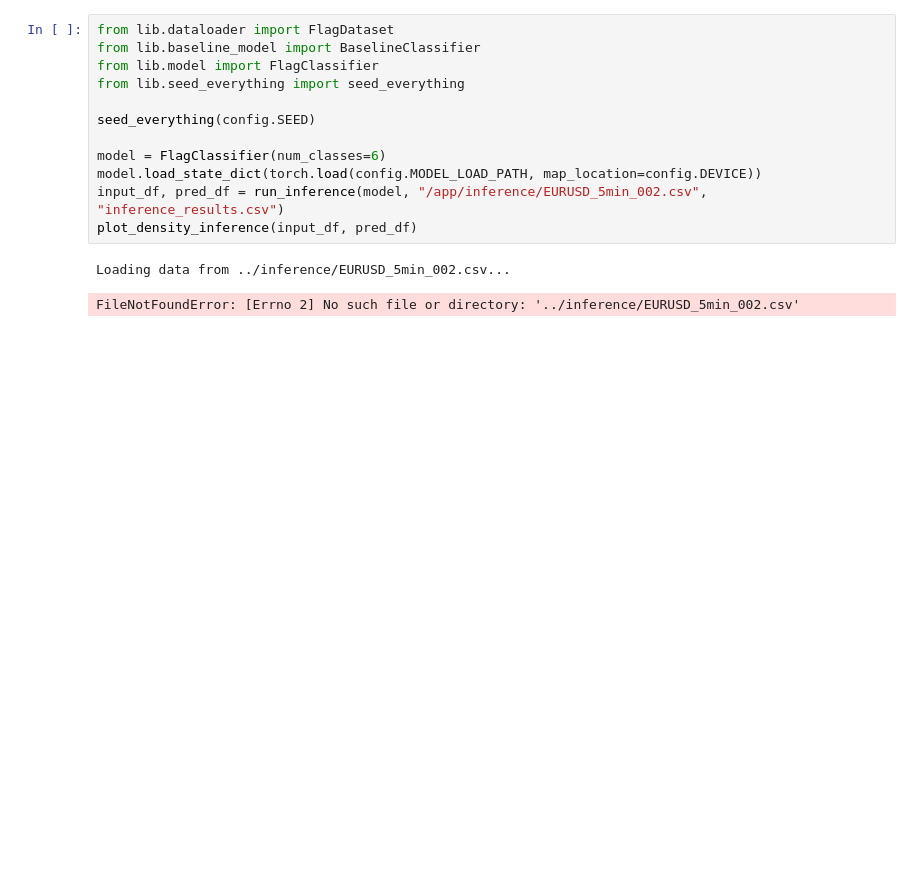
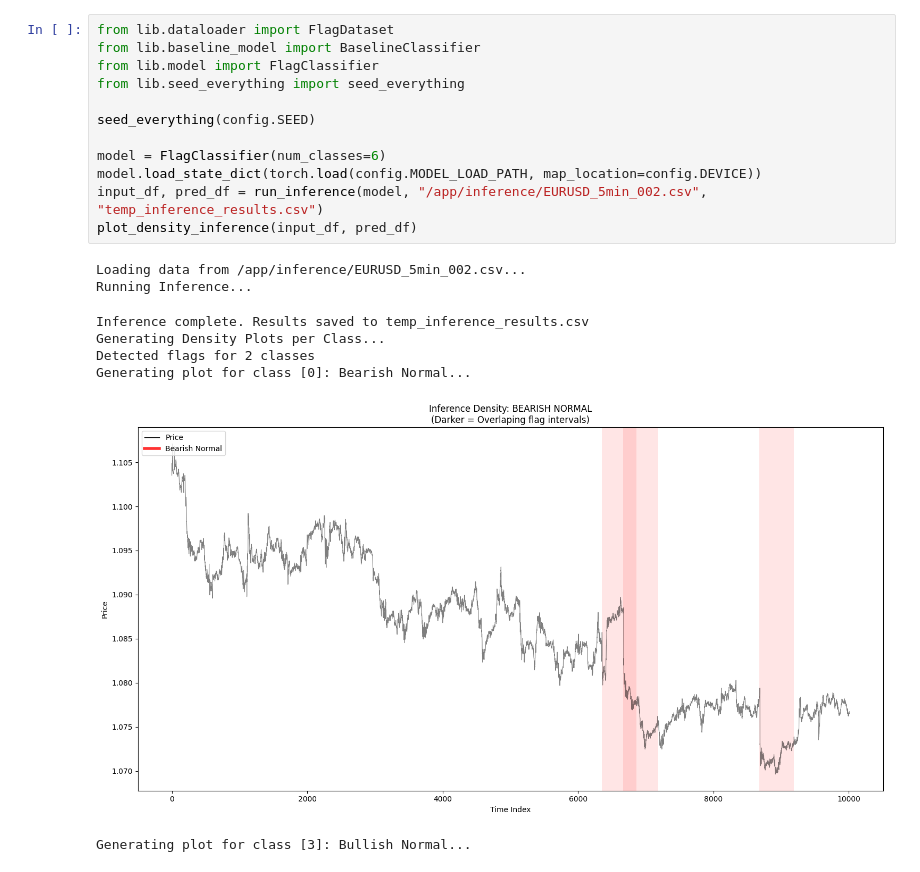
Before and after one commit to kristofmoldovan/melytanulas-hf, a Jupyter notebook: notebook/05-Inference.ipynb, the cells around one changed output. Cells and saved outputs as stored; diff of their text form; blank space fills up the shorter version.

```diff
--- a/notebook/05-Inference.ipynb
+++ b/notebook/05-Inference.ipynb
@@ -203,15 +203,21 @@ def plot_density_inference(original_df, results_df):
 # %%
 from lib.dataloader import FlagDataset
 from lib.baseline_model import BaselineClassifier
 from lib.model import FlagClassifier
 from lib.seed_everything import seed_everything
 
 seed_everything(config.SEED)
 
 model = FlagClassifier(num_classes=6)
 model.load_state_dict(torch.load(config.MODEL_LOAD_PATH, map_location=config.DEVICE))
-input_df, pred_df = run_inference(model, "/app/inference/EURUSD_5min_002.csv", "inference_results.csv")
+input_df, pred_df = run_inference(model, "/app/inference/EURUSD_5min_002.csv", "temp_inference_results.csv")
 plot_density_inference(input_df, pred_df)
 # %% [output]
-Loading data from ../inference/EURUSD_5min_002.csv...
+Loading data from /app/inference/EURUSD_5min_002.csv...
+Running Inference...
-FileNotFoundError: [Errno 2] No such file or directory: '../inference/EURUSD_5min_002.csv'
+Inference complete. Results saved to temp_inference_results.csv
+Generating Density Plots per Class...
+Detected flags for 2 classes
+Generating plot for class [0]: Bearish Normal...
+[figure, added]
+Generating plot for class [3]: Bullish Normal...
```
Also changed, not shown: parts of 2 cells of this notebook, 7 other files.
